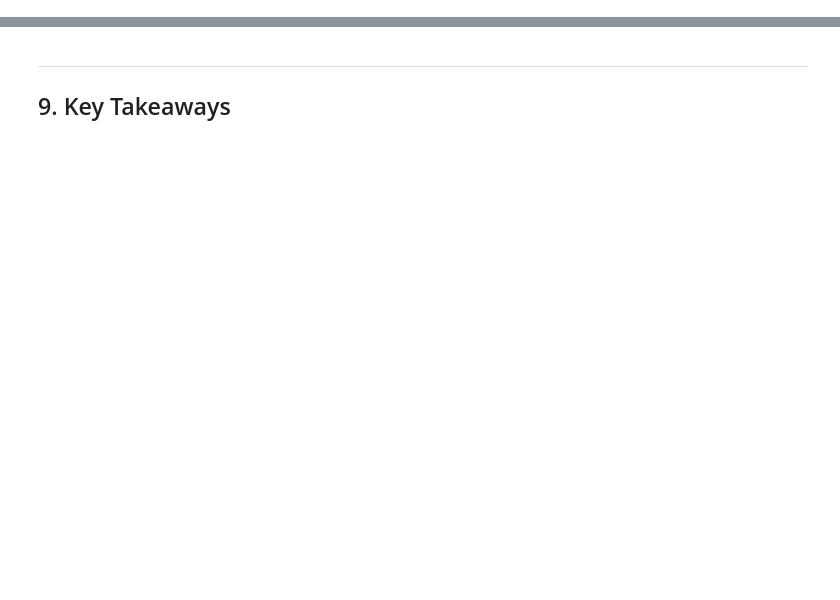
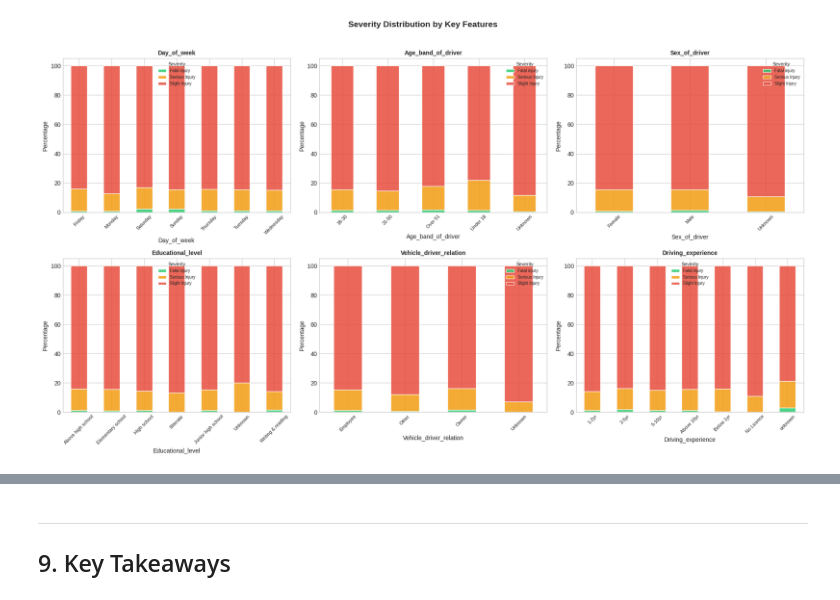
Before and after one commit to Deanmeisong/kaggle_competition, a Jupyter notebook: housing-affordability-prediction.ipynb, the cells around one changed output, grey strips where cells are left out. Cells and saved outputs as stored; diff of their text form; code cells hidden in the pictures; blank space fills up the shorter version.

```diff
--- a/housing-affordability-prediction.ipynb
+++ b/housing-affordability-prediction.ipynb
@@ -1099,0 +227,37 @@ This model, if adapted to Australian data, would serve multiple government stake
+# %%
+# Analyze key categorical features vs severity
+# Identify the most interesting features for analysis
+cat_features_to_plot = []
+for col in df.columns:
+    if col != TARGET and df[col].dtype == 'object' and df[col].nunique() <= 15 and df[col].nunique() > 1:
+        cat_features_to_plot.append(col)
+
+# Plot top 6 categorical features
+plot_feats = cat_features_to_plot[:6]
+n_plots = len(plot_feats)
+
+if n_plots > 0:
+    fig, axes = plt.subplots(2, 3, figsize=(18, 10))
+    axes_flat = axes.flatten()
+
+    for idx, feat in enumerate(plot_feats):
+        ax = axes_flat[idx]
+        ct = pd.crosstab(df[feat], df[TARGET], normalize='index') * 100
+        ct.plot(kind='bar', stacked=True, ax=ax, color=severity_colors, edgecolor='white', alpha=0.85)
+        ax.set_title(f'{feat}', fontweight='bold', fontsize=10)
+        ax.set_ylabel('Percentage')
+        ax.legend(title='Severity', fontsize=7, title_fontsize=8)
+        ax.tick_params(axis='x', rotation=45, labelsize=8)
+
+    # Hide unused axes
+    for idx in range(n_plots, len(axes_flat)):
+        axes_flat[idx].set_visible(False)
+
+    plt.suptitle('Severity Distribution by Key Features', fontweight='bold', fontsize=14, y=1.02)
+    plt.tight_layout()
+    plt.savefig('eda_categorical.png', dpi=120, bbox_inches='tight')
+    plt.show()
+else:
+    print("No suitable categorical features found for plotting")
+# %% [output]
+[figure, added]
```
Also changed, not shown: parts of 51 cells of this notebook.
